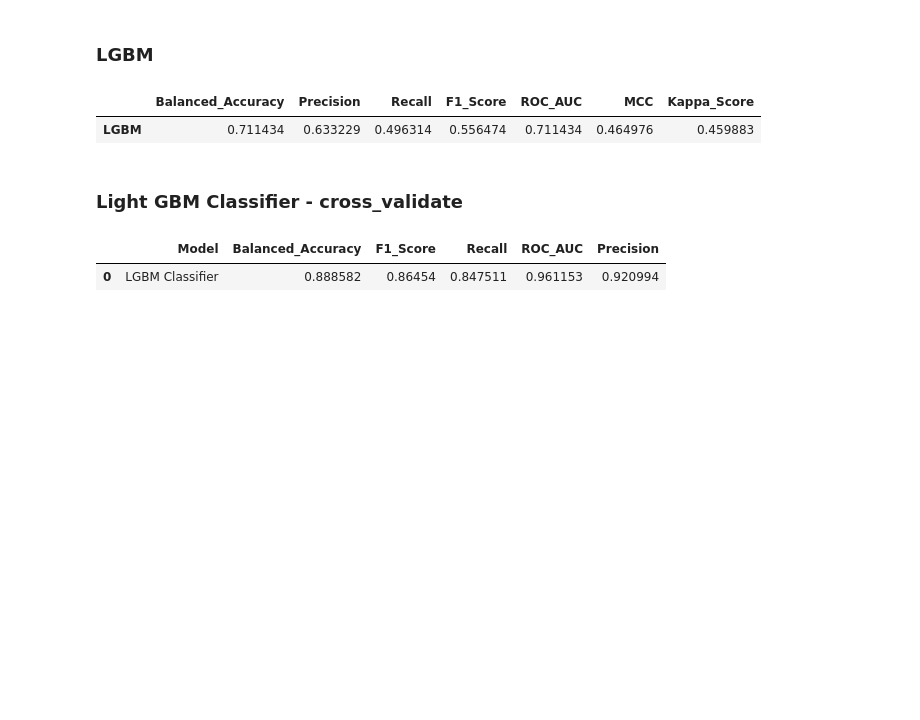
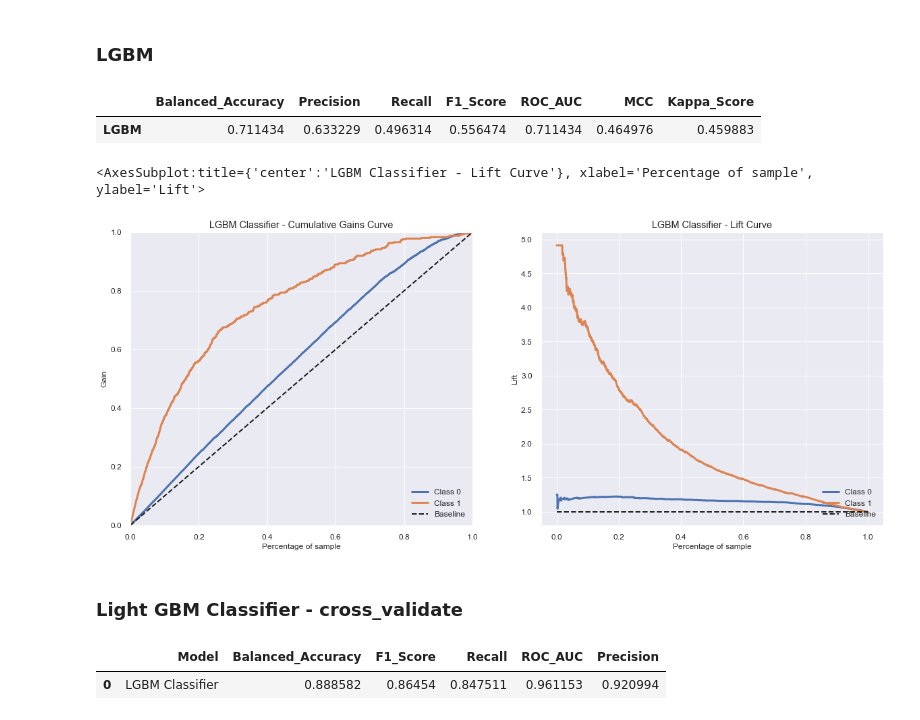
Before and after one commit to felipedmnq/churn-prediction, a Jupyter notebook: notebooks/C2_churn.ipynb, the cells around one changed output. Drawn from its saved outputs; the diff is of its cells as text; code cells hidden in the pictures; blank space fills up the shorter version.

```diff
--- a/notebooks/C2_churn.ipynb
+++ b/notebooks/C2_churn.ipynb
@@ -917,6 +936,15 @@ LGBM_eval_model
 # %% [output]
 |  | Balanced_Accuracy | Precision | Recall | F1_Score | ROC_AUC | MCC | Kappa_Score |
 | LGBM | 0.711434 | 0.633229 | 0.496314 | 0.556474 | 0.711434 | 0.464976 | 0.459883 |
+# %%
+y_proba_LGBM = LGBM.predict_proba(X_test)
+
+_, (ax1, ax2) = plt.subplots(1, 2, figsize=(20, 8))
+plot_cumulative_gain(y_test, y_proba_LGBM, title='LGBM Classifier - Cumulative Gains Curve', ax=ax1)
+plot_lift_curve(y_test, y_proba_LGBM, title='LGBM Classifier - Lift Curve', ax=ax2)
+# %% [output]
+<AxesSubplot:title={'center':'LGBM Classifier - Lift Curve'}, xlabel='Percentage of sample', ylabel='Lift'>
+[figure, added]
 # %% [markdown]
 ### Light GBM Classifier - cross_validate
 # %%
```
Also changed, not shown: parts of 5 cells of this notebook, 4 other files.
